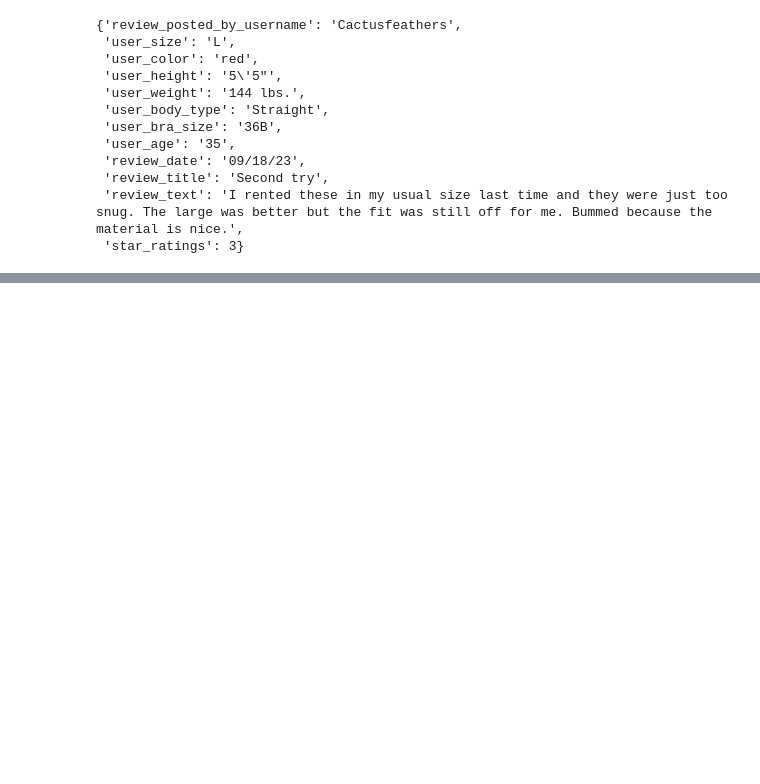
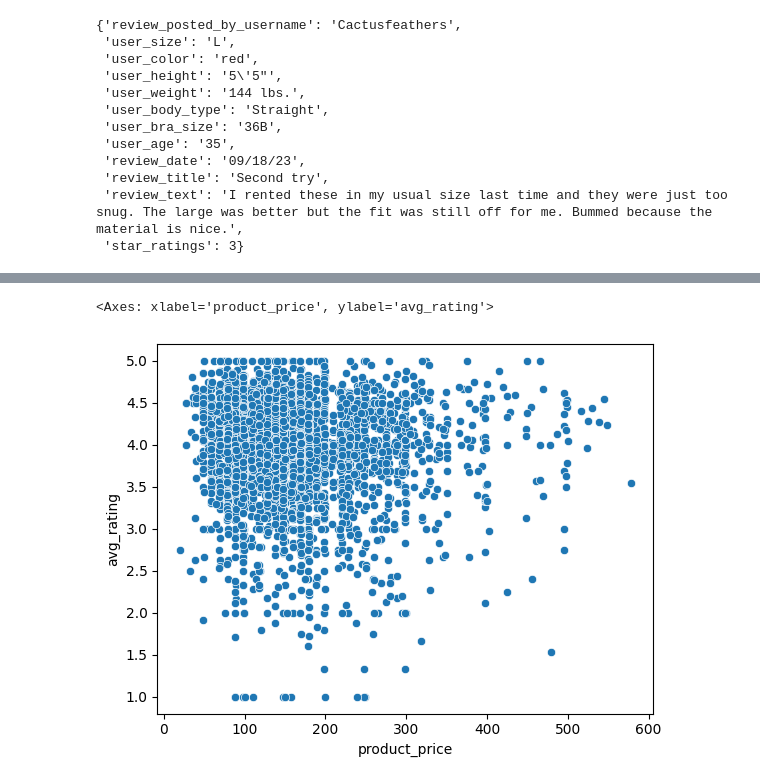
Before and after one commit to OrenKGit/CSE151A_GP, a Jupyter notebook: CSE151A_GroupProject.ipynb, the cells around one changed output, grey strips where cells are left out. Drawn from its saved outputs; the diff is of its cells as text; code cells hidden in the pictures; blank space fills up the shorter version.

```diff
--- a/CSE151A_GroupProject.ipynb
+++ b/CSE151A_GroupProject.ipynb
@@ -56,3 +109,6 @@ sns.heatmap(corr_matrix, annot=True, cmap='coolwarm', vmin=-1, vmax=1, center=0,
 # %%
-sns.scatterplot(data = reviews_df, x = "product_price", y = "avg_rating")
+sns.scatterplot(data = products_df, x = "product_price", y = "avg_rating")
+# %% [output]
+<Axes: xlabel='product_price', ylabel='avg_rating'>
+[figure, added]
 # %%
```
Also changed, not shown: parts of 23 cells of this notebook.
